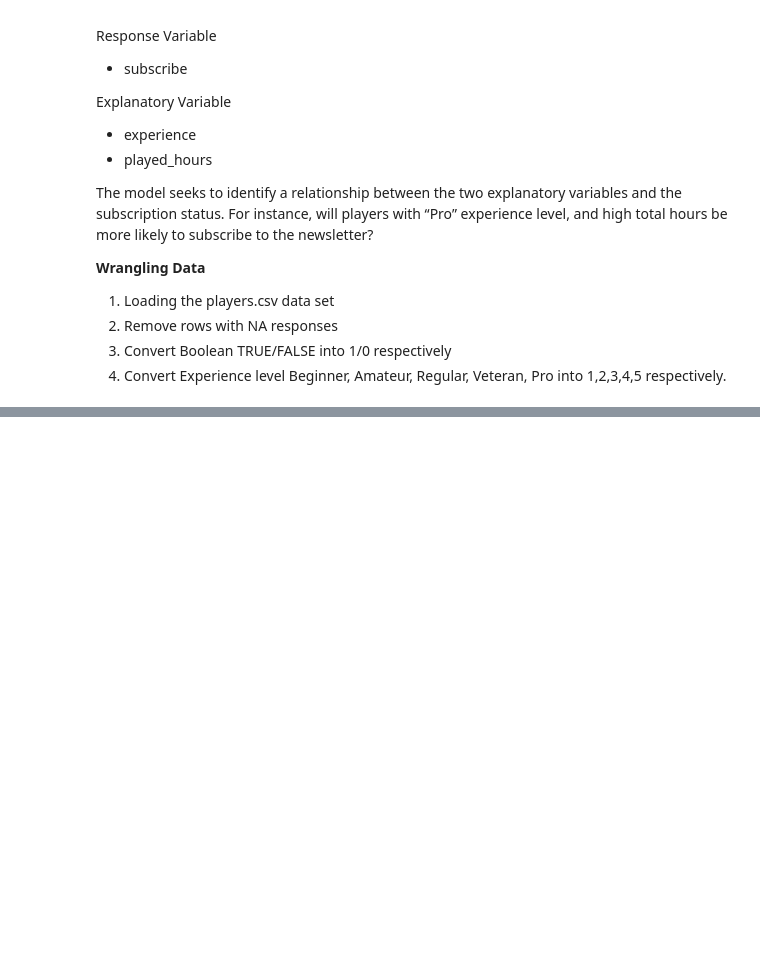
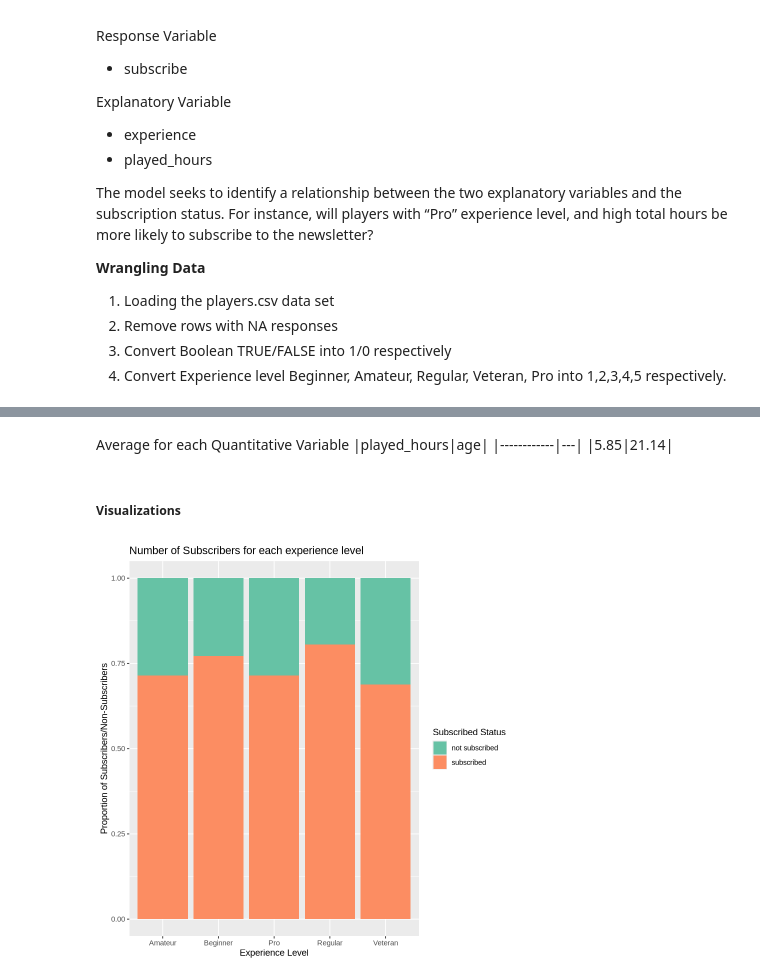
Before and after one commit to ivanchau1/dsci-project, a Jupyter notebook: Proposal.ipynb, the cells around one changed output, grey strips where cells are left out. Drawn from its saved outputs; the diff is of its cells as text; code cells hidden in the pictures; blank space fills up the shorter version.

Commit message:
Added Exploratory Data Analysis and Visualizations to the proposal

```diff
--- a/Proposal.ipynb
+++ b/Proposal.ipynb
@@ -102,0 +116,5 @@ Explanatory Variable
+# %%
+library(tidyverse)
+
+players <- read_csv("data/players.csv")
+head(players)
@@ -102,0 +166,20 @@ Explanatory Variable
+# %% [markdown]
+Average for each Quantitative Variable
+|played_hours|age|
+|------------|---|
+|5.85|21.14|
+# %% [markdown]
+##### Visualizations
+# %%
+#display.brewer.all(colorblindFriendly = TRUE)
+
+players_plot <- players |> mutate(subscribe = as.character(subscribe)) |> mutate(subscribe = recode(subscribe, "TRUE" = "subscribed", "FALSE" = "not subscribed"))
+
+bar_plot <- players_plot |> ggplot(aes(x=experience, fill=subscribe)) +
+    geom_bar(position="fill") +
+    labs(x="Experience Level", y="Proportion of Subscribers/Non-Subscribers", fill="Subscribed Status") +
+    ggtitle("Number of Subscribers for each experience level") +
+    scale_fill_brewer(palette = "Set2")
+bar_plot
+# %% [output]
+[figure, added]
```
Also changed, not shown: parts of 13 cells of this notebook.
